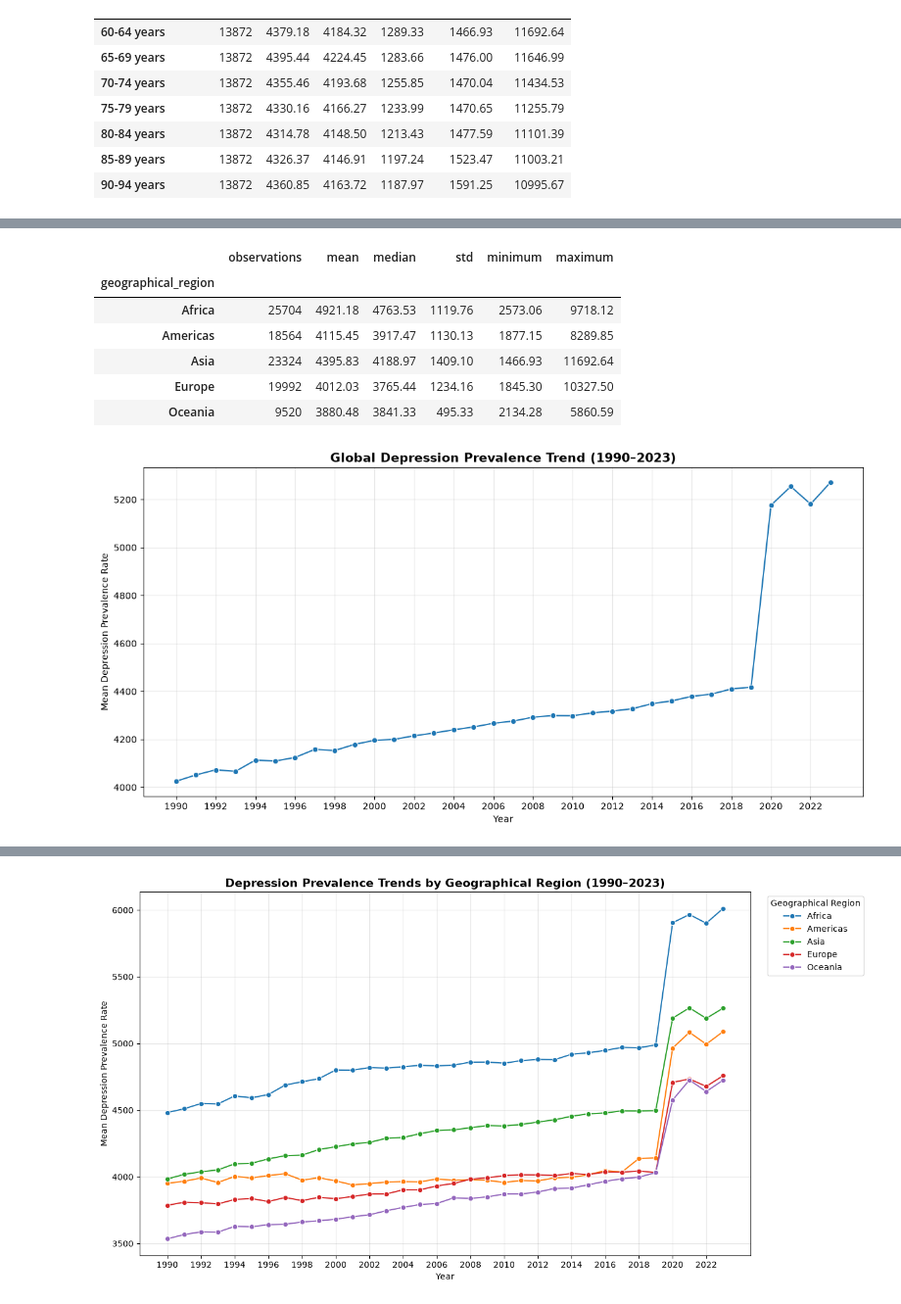
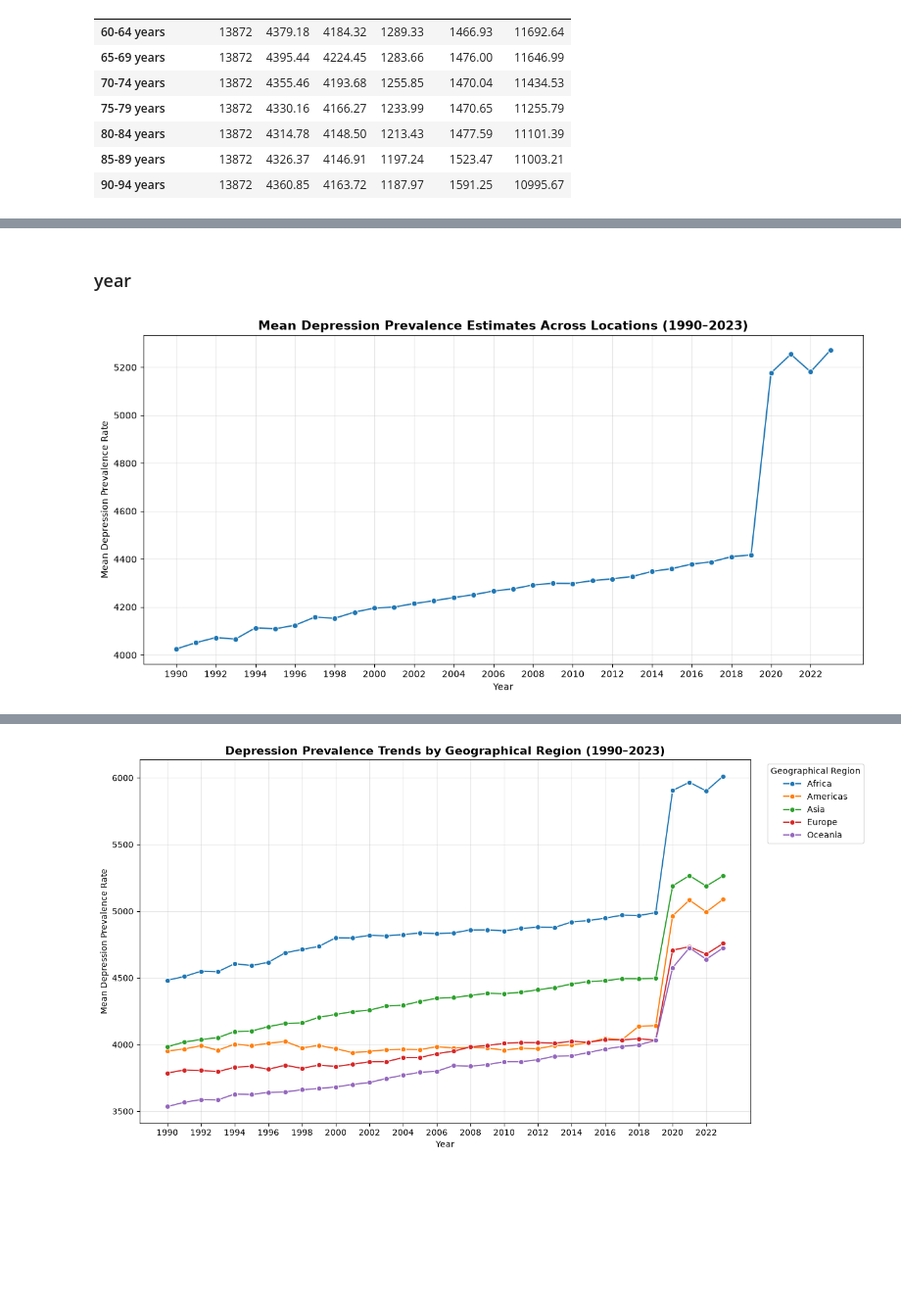
Before and after one commit to thaninnada/Statistical_Techniques_Sep2026, a Jupyter notebook: CA2_Stats_for_Data_Analytics/2026782_CA2_IHME_Global_Depression_Prevalence_OlderAdults.ipynb, the cells around one changed output, grey strips where cells are left out. Shown at 98% size. Cells and saved outputs as stored; diff of their text form; code cells hidden in the pictures; blank space fills up the shorter version.

Commit message:
Exploratory Data Analysis

```diff
--- a/CA2_Stats_for_Data_Analytics/2026782_CA2_IHME_Global_Depression_Prevalence_OlderAdults.ipynb
+++ b/CA2_Stats_for_Data_Analytics/2026782_CA2_IHME_Global_Depression_Prevalence_OlderAdults.ipynb
@@ -205,21 +252,10 @@ cc = coco.CountryConverter()
 # %%
 # Create region mapping
 locations = df["location_name"].unique()
-
-region_mapping = pd.DataFrame({
-    "location_name": locations,
-    "region": cc.convert(
-        names=locations,
-        to="UNregion",
-        not_found=None
-    )
-})
+region_mapping = pd.DataFrame({"location_name": locations,"region": cc.convert(names=locations,to="UNregion",not_found=None )})
 
 # Create region column directly using map()
-region_lookup = region_mapping.set_index(
-    "location_name"
-)["region"]
-
+region_lookup = region_mapping.set_index("location_name")["region"]
 df["region"] = df["location_name"].map(region_lookup)
 # %%
 df.columns.tolist()
@@ -608,58 +985,36 @@ plt.show()
-# %%
-region_summary = (
-    region_df.groupby("geographical_region")["val"]
-    .agg(
-        observations="count",
-        mean="mean",
-        median="median",
-        std="std",
-        minimum="min",
-        maximum="max"
-    )
-    .reindex(region_order)
-    .round(2)
-)
-
-display(region_summary)
-# %% [output]
-|  | observations | mean | median | std | minimum | maximum |
-| geographical_region |  |  |  |  |  |  |
-| Africa | 25704 | 4921.18 | 4763.53 | 1119.76 | 2573.06 | 9718.12 |
-| Americas | 18564 | 4115.45 | 3917.47 | 1130.13 | 1877.15 | 8289.85 |
-| Asia | 23324 | 4395.83 | 4188.97 | 1409.10 | 1466.93 | 11692.64 |
-| Europe | 19992 | 4012.03 | 3765.44 | 1234.16 | 1845.30 | 10327.50 |
-| Oceania | 9520 | 3880.48 | 3841.33 | 495.33 | 2134.28 | 5860.59 |
+# %% [markdown]
+### year
 # %%
 trend_df = df.dropna(
     subset=["year", "val"]
 ).copy()
 
 global_trend = (
     trend_df.groupby("year")["val"]
     .mean()
     .reset_index(name="mean_prevalence")
 )
 
 plt.figure(figsize=(12, 6))
 
 sns.lineplot(
     data=global_trend,
     x="year",
     y="mean_prevalence",
     marker="o"
 )
 
 plt.title(
-    "Global Depression Prevalence Trend (1990–2023)",
+    "Mean Depression Prevalence Estimates Across Locations (1990–2023)",
     fontsize=14,
     fontweight="bold"
 )
 plt.xlabel("Year")
 plt.ylabel("Mean Depression Prevalence Rate")
 plt.xticks(range(1990, 2024, 2))
 plt.grid(alpha=0.3)
 
 plt.tight_layout()
 plt.show()
 # %% [output]
-[figure, old version]
+[figure, new version]
```
Also changed, not shown: parts of 101 cells of this notebook.
